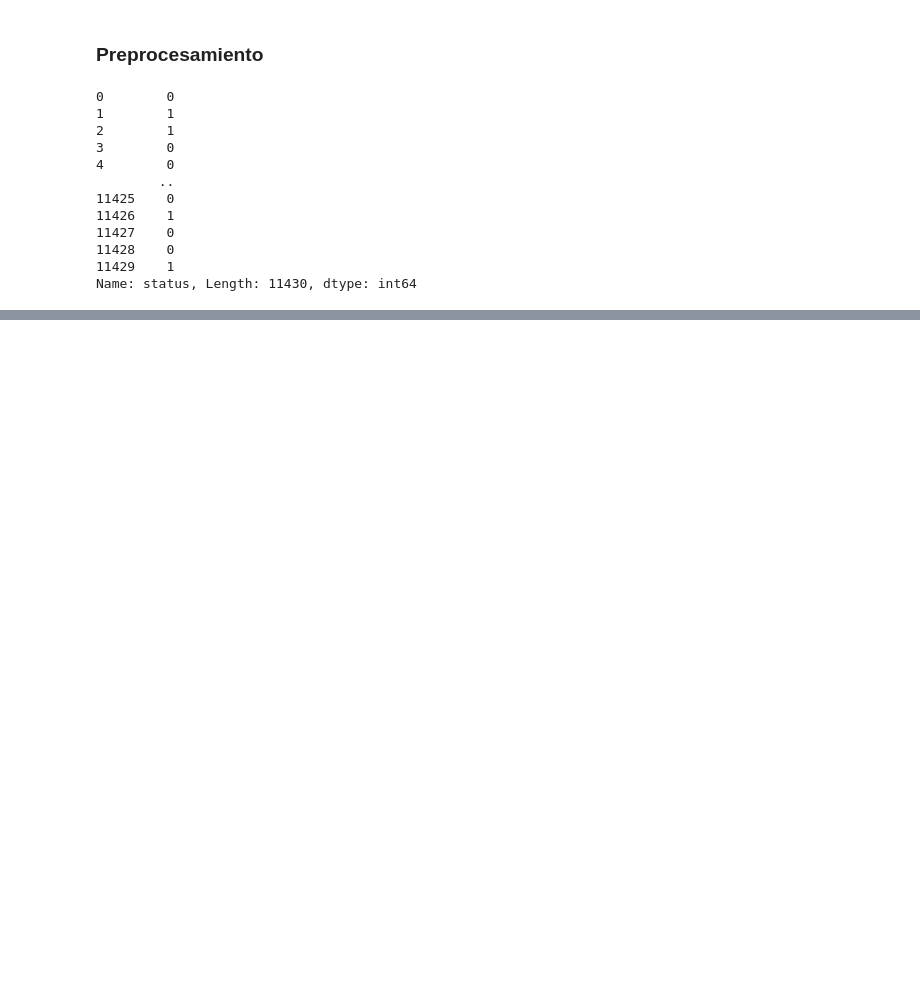
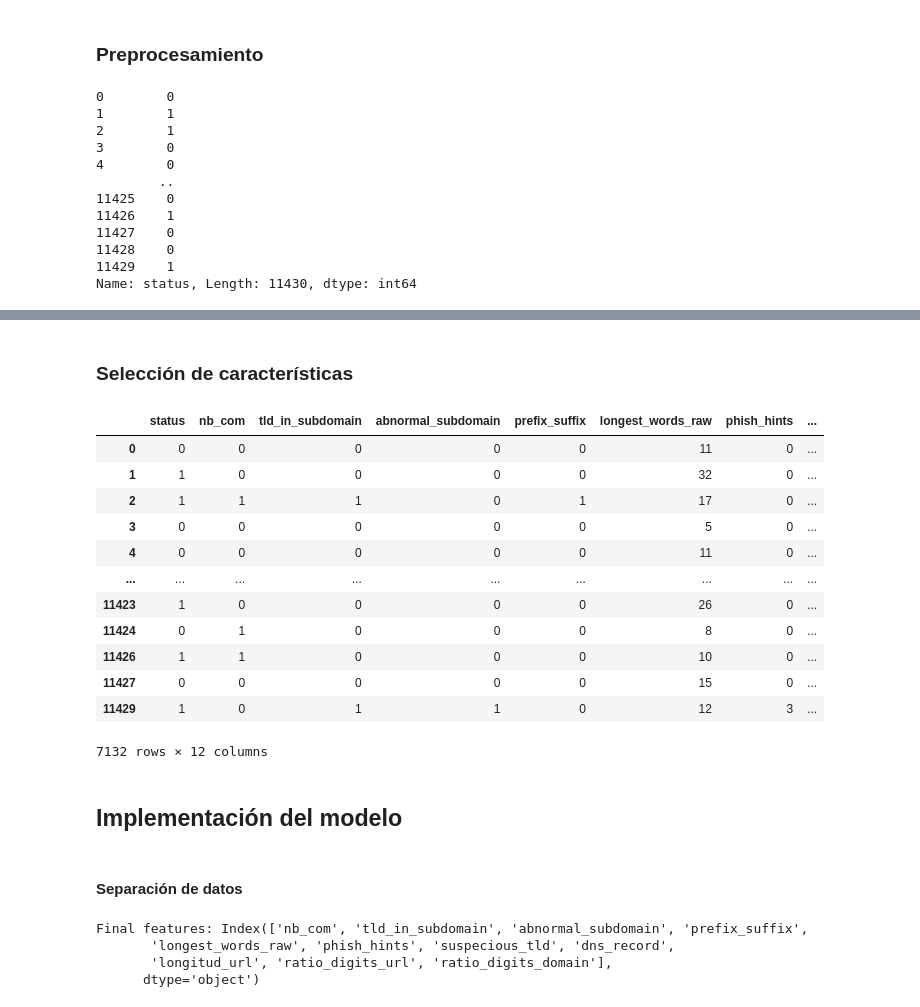
Before and after one commit to dianaxime/SS_LAB01, a Jupyter notebook: LAB01.ipynb, the cells around one changed output, grey strips where cells are left out. Drawn from its saved outputs; the diff is of its cells as text; code cells hidden in the pictures; blank space fills up the shorter version.

Commit message:
done! solo faltan las preguntas con sus respuestas del final

```diff
--- a/LAB01.ipynb
+++ b/LAB01.ipynb
@@ -253,0 +275,24 @@ df.drop(['url'], axis = 1, inplace = True)
+# %% [markdown]
+### Selección de características
+# %%
+## se guardan solo las columnas importantes y con bastante correlación
+new_df = df[['status','nb_com', 'tld_in_subdomain', 'abnormal_subdomain','prefix_suffix', 'longest_words_raw', 'phish_hints', 'suspecious_tld', 'dns_record', 'longitud_url', 'ratio_digits_url', 'ratio_digits_domain']]
+# %%
+# se eliminan los datos duplicados
+new_df.drop_duplicates()
+# %% [output]
+|  | status | nb_com | tld_in_subdomain | abnormal_subdomain | prefix_suffix | longest_words_raw | phish_hints | ... |
+| 0 | 0 | 0 | 0 | 0 | 0 | 11 | 0 | ... |
+| 1 | 1 | 0 | 0 | 0 | 0 | 32 | 0 | ... |
+| 2 | 1 | 1 | 1 | 0 | 1 | 17 | 0 | ... |
+| 3 | 0 | 0 | 0 | 0 | 0 | 5 | 0 | ... |
+| 4 | 0 | 0 | 0 | 0 | 0 | 11 | 0 | ... |
+| ... | ... | ... | ... | ... | ... | ... | ... | ... |
+| 11423 | 1 | 0 | 0 | 0 | 0 | 26 | 0 | ... |
+| 11424 | 0 | 1 | 0 | 0 | 0 | 8 | 0 | ... |
+| 11426 | 1 | 1 | 0 | 0 | 0 | 10 | 0 | ... |
+| 11427 | 0 | 0 | 0 | 0 | 0 | 15 | 0 | ... |
+| 11429 | 1 | 0 | 1 | 1 | 0 | 12 | 3 | ... |
+7132 rows × 12 columns
+# %% [markdown]
+## Implementación del modelo
@@ -253,0 +302,15 @@ df.drop(['url'], axis = 1, inplace = True)
+# %% [markdown]
+#### Separación de datos
+# %%
+target = new_df['status']
+feature_matrix = new_df.drop(['status'], axis=1)
+
+print('Final features:', feature_matrix.columns)
+feature_matrix.head()
+
+feature_matrix_train, feature_matrix_test, target_train, target_test = model_selection.train_test_split(feature_matrix, target, test_size=0.30, train_size = 0.55, random_state=31)
+# %% [output]
+Final features: Index(['nb_com', 'tld_in_subdomain', 'abnormal_subdomain', 'prefix_suffix',
+       'longest_words_raw', 'phish_hints', 'suspecious_tld', 'dns_record',
+       'longitud_url', 'ratio_digits_url', 'ratio_digits_domain'],
+      dtype='object')
```
Also changed, not shown: parts of 18 cells of this notebook, 4 other files.
